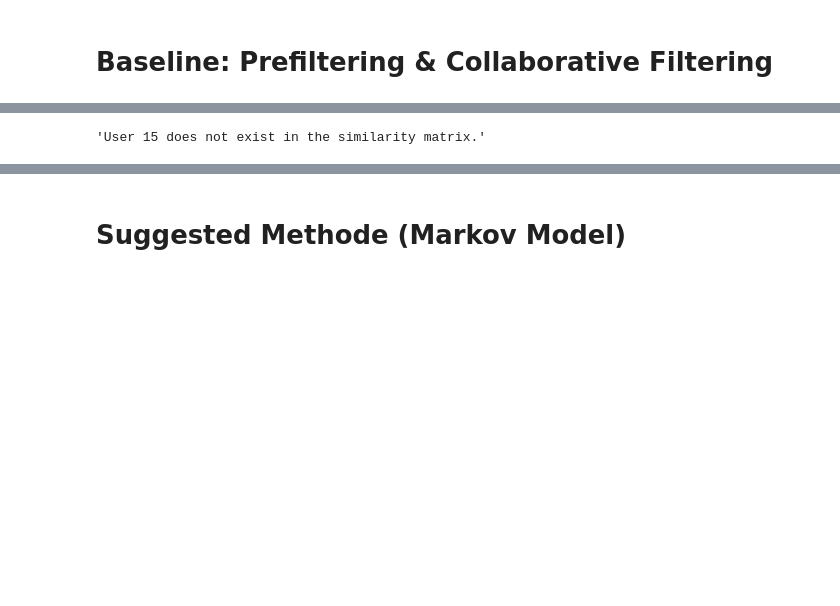
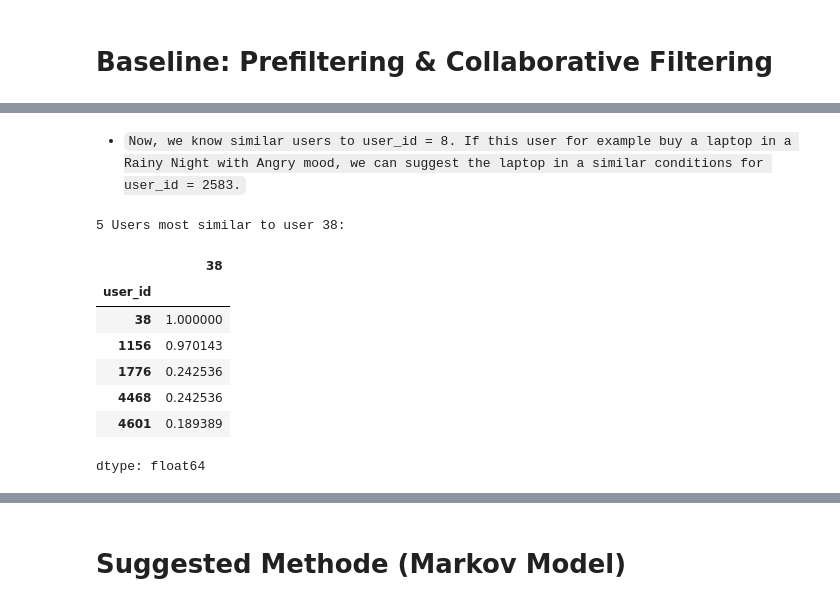
Before and after one commit to AlirezaHadipur/ContextAware_Recommendation_System, a Jupyter notebook: Human_Centered_RecSys.ipynb, the cells around one changed output, grey strips where cells are left out. Cells and saved outputs as stored; diff of their text form; code cells hidden in the pictures; blank space fills up the shorter version.

```diff
--- a/Human_Centered_RecSys.ipynb
+++ b/Human_Centered_RecSys.ipynb
@@ -116,6 +124,16 @@ find_similarity(120)
 dtype: float64
+# %% [markdown]
+- `Now, we know similar users to user_id = 8. If this user for example buy a laptop in a Rainy Night with Angry mood, we can suggest the laptop in a similar conditions for user_id = 2583.`
 # %%
-find_similarity(15)
+find_similarity(38)
 # %% [output]
-'User 15 does not exist in the similarity matrix.'
+5 Users most similar to user 38:
+|  | 38 |
+| user_id |  |
+| 38 | 1.000000 |
+| 1156 | 0.970143 |
+| 1776 | 0.242536 |
+| 4468 | 0.242536 |
+| 4601 | 0.189389 |
+dtype: float64
 # %%
```
Also changed, not shown: parts of 8 cells of this notebook.
